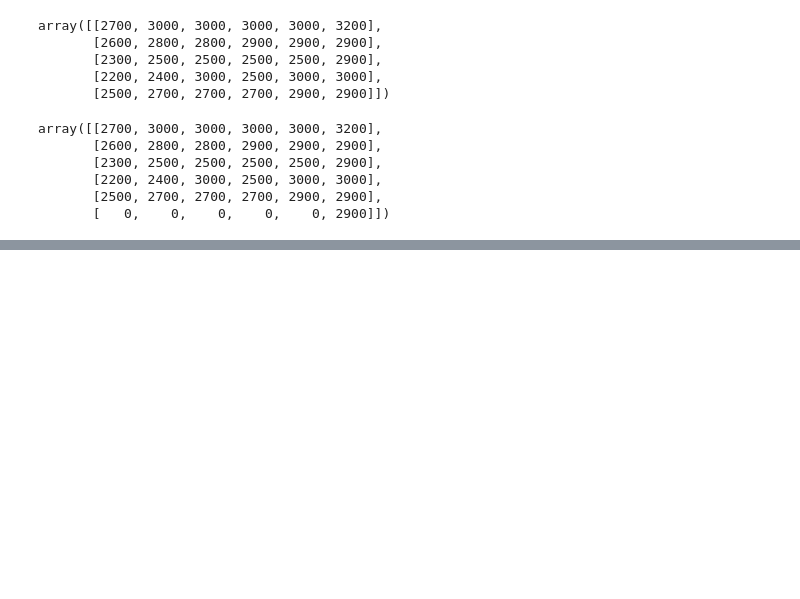
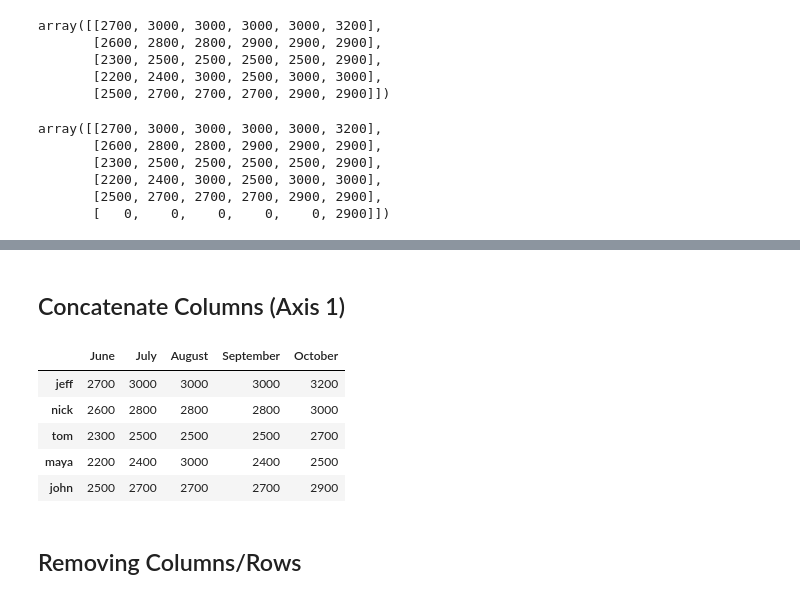
Before and after one commit to EstebanBorai/python-for-data-science, a Jupyter notebook: notebooks/sn07_combining_datasets.ipynb, the cells around one changed output, grey strips where cells are left out. Cells and saved outputs as stored; diff of their text form; code cells hidden in the pictures; blank space fills up the shorter version.

```diff
--- a/notebooks/sn07_combining_datasets.ipynb
+++ b/notebooks/sn07_combining_datasets.ipynb
@@ -259,0 +283,9 @@ array([[2700, 3000, 3000, 3000, 3000, 3200],
+# %%
+# Transpose dataframe to use rows as columns
+salary_df1 = salary_df1.T
+# %%
+salary_df2 = pd.DataFrame({
+    'maya': maya_salary,                 # Creates columns for Maya and John
+    'john': john_salary
+}, index = ['June', 'July', 'August']    # Sets indexes
+).T                                      # Transposes rows/columns
@@ -259,0 +300,5 @@ array([[2700, 3000, 3000, 3000, 3000, 3200],
+# %%
+# Appends rows in the second df at the end of the first df
+
+salary_df = pd.concat([salary_df1, salary_df2])
+display(salary_df)
@@ -259,0 +312,21 @@ array([[2700, 3000, 3000, 3000, 3000, 3200],
+# %% [markdown]
+## Concatenate Columns (Axis 1)
+# %%
+# Appends columns from the second df to the first df
+
+salary_df3 = pd.DataFrame({
+    'September': [3000, 2800, 2500, 2400, 2700],
+    'October': [3200, 3000, 2700, 2500, 2900]
+}, index = ['jeff', 'nick', 'tom', 'maya', 'john'])
+# %%
+salary_df = pd.concat([salary_df, salary_df3], axis=1)
+display(salary_df)
+# %% [output]
+|  | June | July | August | September | October |
+| jeff | 2700 | 3000 | 3000 | 3000 | 3200 |
+| nick | 2600 | 2800 | 2800 | 2800 | 3000 |
+| tom | 2300 | 2500 | 2500 | 2500 | 2700 |
+| maya | 2200 | 2400 | 3000 | 2400 | 2500 |
+| john | 2500 | 2700 | 2700 | 2700 | 2900 |
+# %% [markdown]
+## Removing Columns/Rows
```
Also changed, not shown: parts of 23 cells of this notebook.
